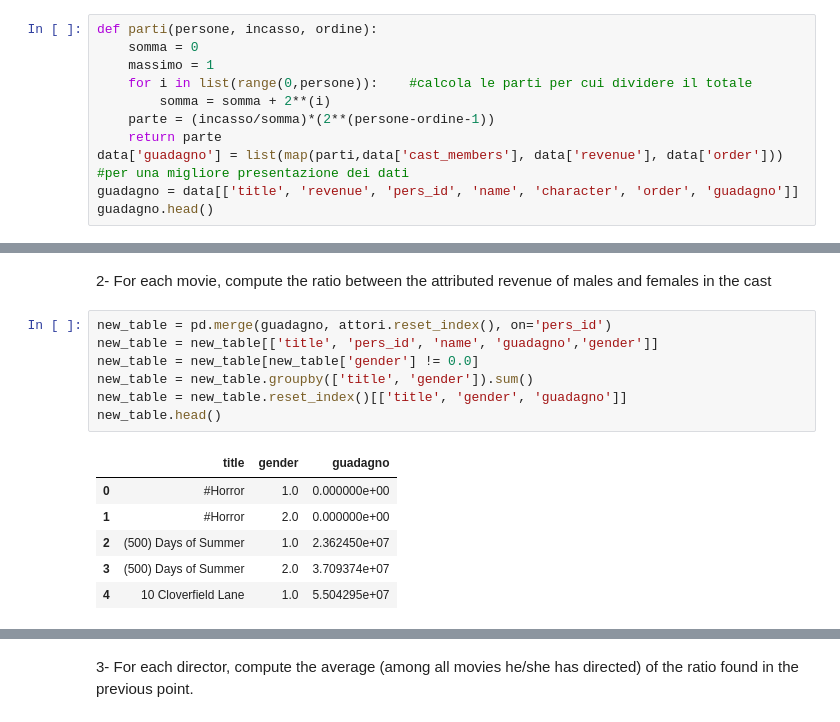
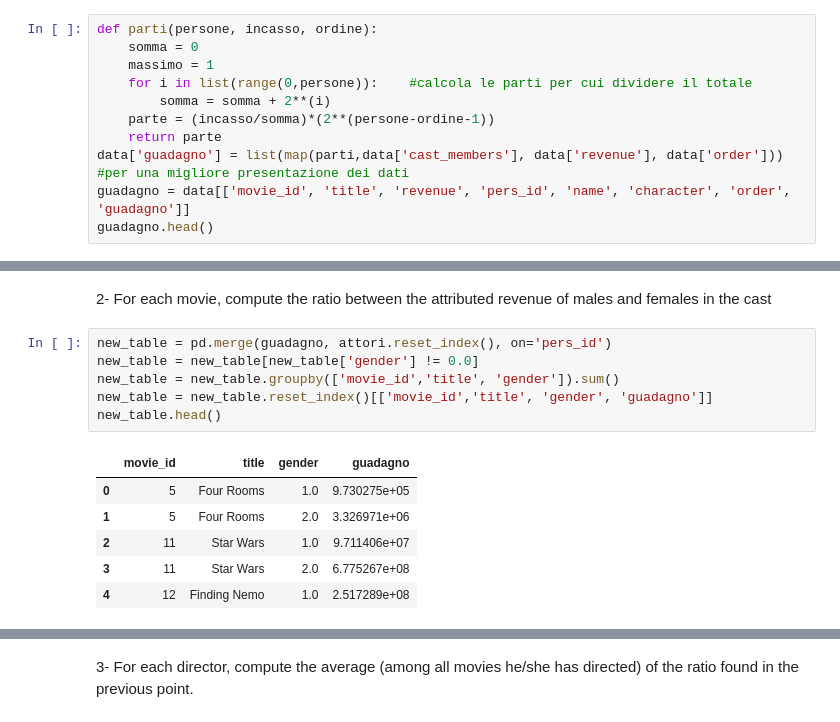
Before and after one commit to silviasantamaria/computerscience, a Jupyter notebook: NUOVO_PROJECT.ipynb, the cells around one changed output, grey strips where cells are left out. Saved outputs shown, nothing was run; the diff lists cells and outputs as text.

```diff
--- a/NUOVO_PROJECT.ipynb
+++ b/NUOVO_PROJECT.ipynb
@@ -528,6 +528,6 @@ def parti(persone, incasso, ordine):
     return parte
 data['guadagno'] = list(map(parti,data['cast_members'], data['revenue'], data['order']))
 #per una migliore presentazione dei dati
-guadagno = data[['title', 'revenue', 'pers_id', 'name', 'character', 'order', 'guadagno']]
+guadagno = data[['movie_id', 'title', 'revenue', 'pers_id', 'name', 'character', 'order', 'guadagno']]
 guadagno.head()
 # %% [output]
@@ -598,15 +598,14 @@ totale[['movie_id', 'title', 'ratio']].set_index('movie_id').head()
 2- For each movie, compute the ratio between the attributed revenue of males and females in the cast
 # %%
 new_table = pd.merge(guadagno, attori.reset_index(), on='pers_id')
-new_table = new_table[['title', 'pers_id', 'name', 'guadagno','gender']]
 new_table = new_table[new_table['gender'] != 0.0]
-new_table = new_table.groupby(['title', 'gender']).sum()
-new_table = new_table.reset_index()[['title', 'gender', 'guadagno']]
+new_table = new_table.groupby(['movie_id','title', 'gender']).sum()
+new_table = new_table.reset_index()[['movie_id','title', 'gender', 'guadagno']]
 new_table.head()
 # %% [output]
-|  | title | gender | guadagno |
-| 0 | #Horror | 1.0 | 0.000000e+00 |
-| 1 | #Horror | 2.0 | 0.000000e+00 |
-| 2 | (500) Days of Summer | 1.0 | 2.362450e+07 |
-| 3 | (500) Days of Summer | 2.0 | 3.709374e+07 |
-| 4 | 10 Cloverfield Lane | 1.0 | 5.504295e+07 |
+|  | movie_id | title | gender | guadagno |
+| 0 | 5 | Four Rooms | 1.0 | 9.730275e+05 |
+| 1 | 5 | Four Rooms | 2.0 | 3.326971e+06 |
+| 2 | 11 | Star Wars | 1.0 | 9.711406e+07 |
+| 3 | 11 | Star Wars | 2.0 | 6.775267e+08 |
+| 4 | 12 | Finding Nemo | 1.0 | 2.517289e+08 |
```
Also changed, not shown: parts of 14 cells of this notebook.
